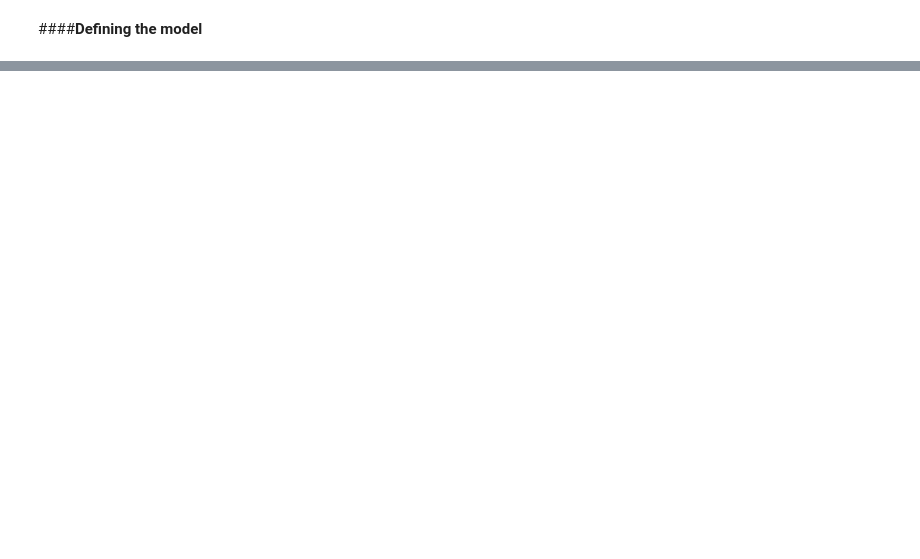
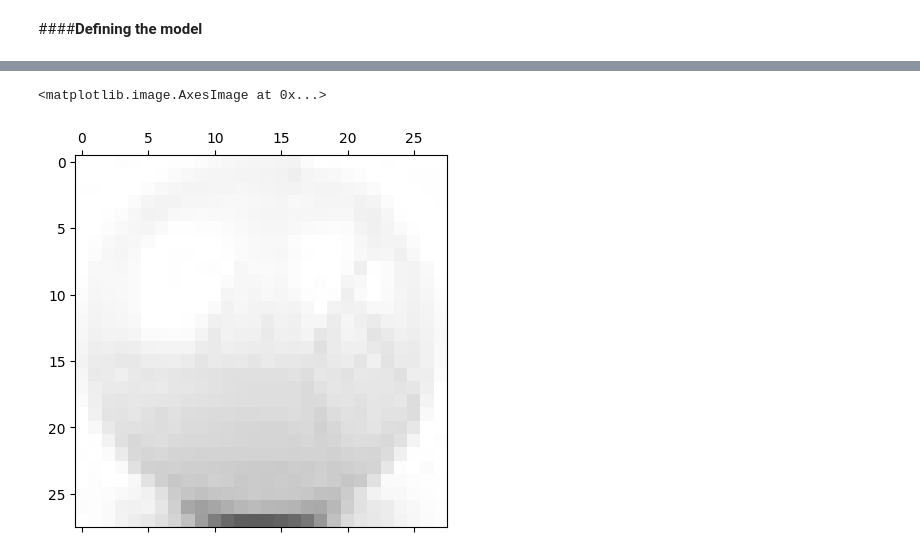
Before and after one commit to loujjj/Machine-Learning, a Jupyter notebook: PCT04trial2_Tabor.ipynb, the cells around one changed output, grey strips where cells are left out. Drawn from its saved outputs; the diff is of its cells as text; code cells hidden in the pictures; blank space fills up the shorter version.

```diff
--- a/PCT04trial2_Tabor.ipynb
+++ b/PCT04trial2_Tabor.ipynb
@@ -255,0 +335,5 @@ print(len(y_test))
+# %%
+plt.matshow(balls_folder[2])
+# %% [output]
+<matplotlib.image.AxesImage at 0x...>
+[figure, added]
```
Also changed, not shown: parts of 46 cells of this notebook.
